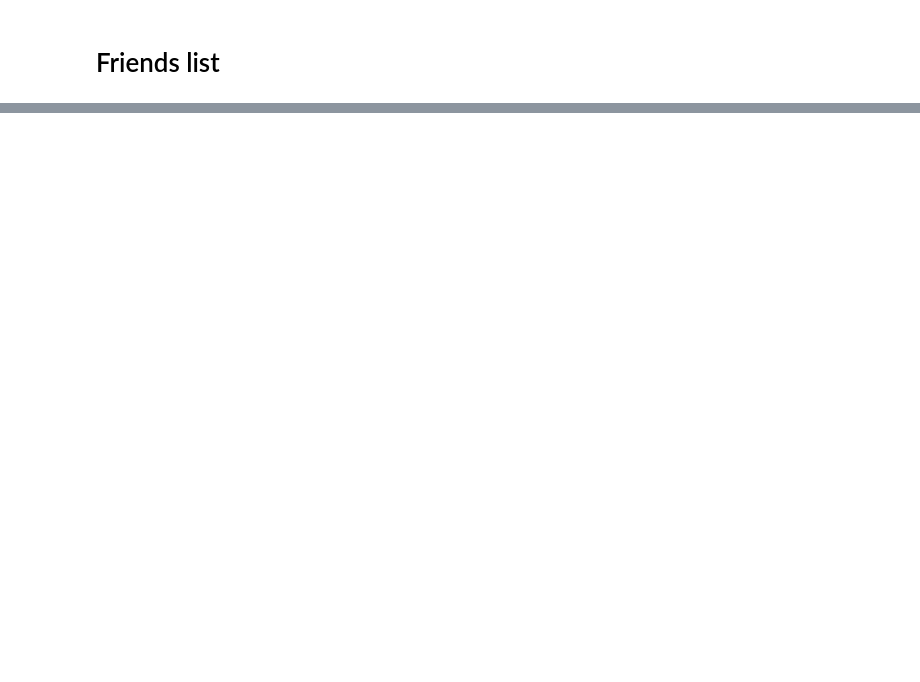
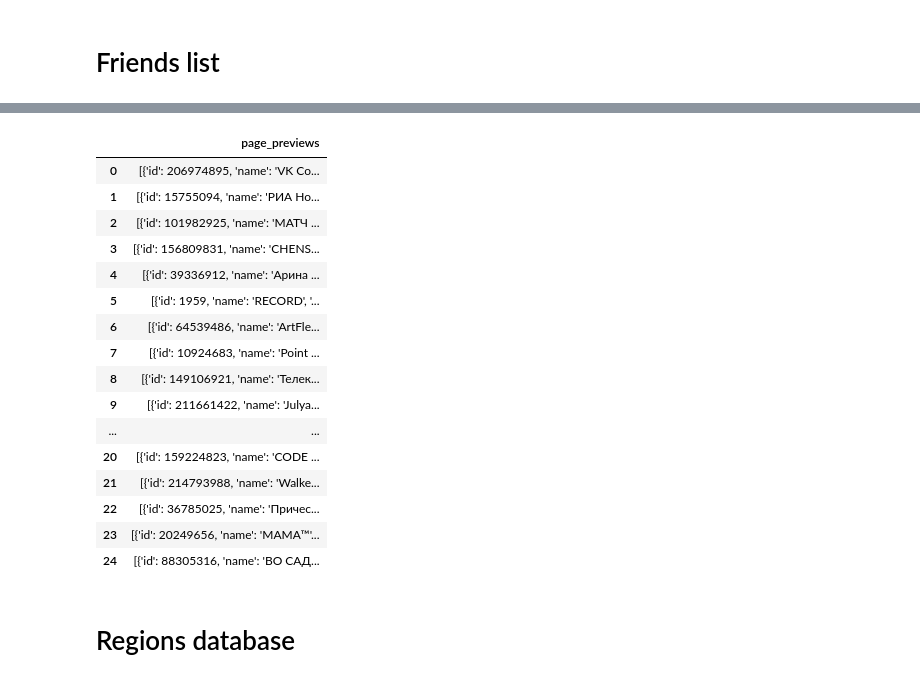
Before and after one commit to Ksmiloradova/VK_Regions, a Jupyter notebook: scrapping.ipynb, the cells around one changed output, grey strips where cells are left out. Cells and saved outputs as stored; diff of their text form; code cells hidden in the pictures; blank space fills up the shorter version.

```diff
--- a/scrapping.ipynb
+++ b/scrapping.ipynb
@@ -151,0 +437,26 @@ nan
+# %%
+df_gropups = pd.DataFrame(data_gropups['categories'])
+df_gropups
+
+df_gropup = pd.DataFrame(df_gropups['page_previews'])
+df_gropup
+# %% [output]
+|  | page_previews |
+| 0 | [{'id': 206974895, 'name': 'VK Со... |
+| 1 | [{'id': 15755094, 'name': 'РИА Но... |
+| 2 | [{'id': 101982925, 'name': 'МАТЧ ... |
+| 3 | [{'id': 156809831, 'name': 'CHENS... |
+| 4 | [{'id': 39336912, 'name': 'Арина ... |
+| 5 | [{'id': 1959, 'name': 'RECORD', '... |
+| 6 | [{'id': 64539486, 'name': 'ArtFle... |
+| 7 | [{'id': 10924683, 'name': 'Point ... |
+| 8 | [{'id': 149106921, 'name': 'Телек... |
+| 9 | [{'id': 211661422, 'name': 'Julya... |
+| ... | ... |
+| 20 | [{'id': 159224823, 'name': 'CODE ... |
+| 21 | [{'id': 214793988, 'name': 'Walke... |
+| 22 | [{'id': 36785025, 'name': 'Причес... |
+| 23 | [{'id': 20249656, 'name': 'МАМА™'... |
+| 24 | [{'id': 88305316, 'name': 'ВО САД... |
+# %% [markdown]
+# Regions database
```
Also changed, not shown: parts of 27 cells of this notebook, 5 other files.
